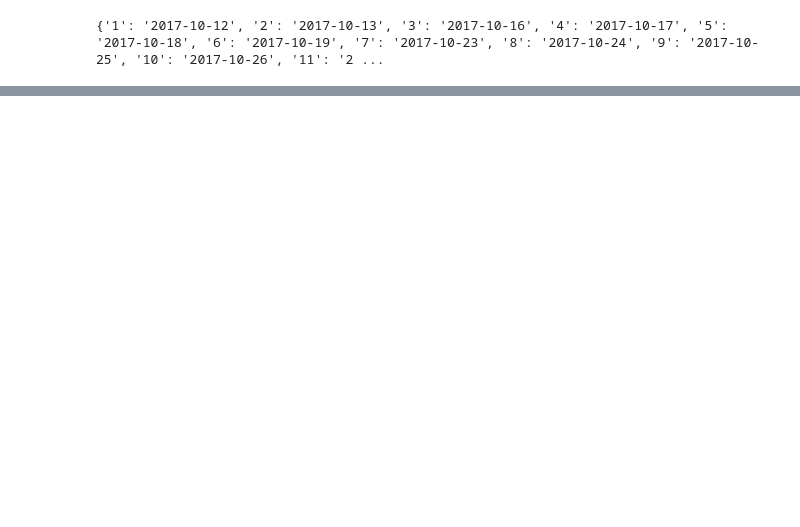
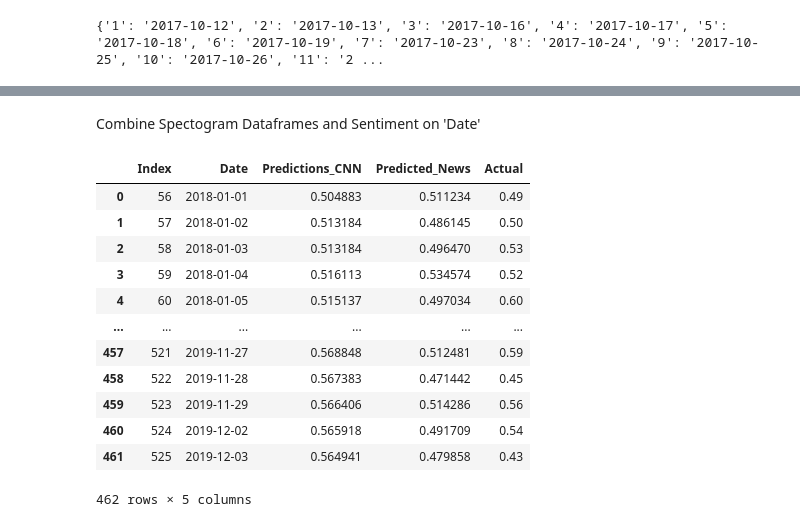
Before and after one commit to sachinprasanna7/Stock-Movement-Prediction-using-Spectrograms-Technical-Indicators-and-News, a Jupyter notebook: neuralNetwork.ipynb, the cells around one changed output, grey strips where cells are left out. Drawn from its saved outputs; the diff is of its cells as text; code cells hidden in the pictures; blank space fills up the shorter version.

```diff
--- a/neuralNetwork.ipynb
+++ b/neuralNetwork.ipynb
@@ -131,0 +246,76 @@ combined_df_test
+# %% [markdown]
+Combine Spectogram Dataframes and Sentiment on 'Date'
+# %%
+# AlexNet Approach 1
+combined_df_train_alexNet_1 = pd.merge(train_date_mapping_df_alexnet_1, train_data_sentiment, on='Date', how='inner')
+combined_df_train_alexNet_1.drop(columns=['Train Labels'], inplace=True)
+combined_df_train_alexNet_1
+
+# AlexNet Approach 2
+combined_df_train_alexNet_2 = pd.merge(train_date_mapping_df_alexnet_2, train_data_sentiment, on='Date', how='inner')
+combined_df_train_alexNet_2.drop(columns=['Train Labels'], inplace=True)
+combined_df_train_alexNet_2
+
+# AlexNet Approach 3
+combined_df_train_alexNet_3 = pd.merge(train_date_mapping_df_alexnet_3, train_data_sentiment, on='Date', how='inner')
+combined_df_train_alexNet_3.drop(columns=['Train Labels'], inplace=True)
+combined_df_train_alexNet_3
+
+# DenseNet Approach 1
+combined_df_train_DenseNet_1 = pd.merge(train_date_mapping_df_densenet_1, train_data_sentiment, on='Date', how='inner')
+combined_df_train_DenseNet_1.drop(columns=['Train Labels'], inplace=True)
+combined_df_train_DenseNet_1
+
+# DenseNet Approach 2
+combined_df_train_DenseNet_2 = pd.merge(train_date_mapping_df_densenet_2, train_data_sentiment, on='Date', how='inner')
+combined_df_train_DenseNet_2.drop(columns=['Train Labels'], inplace=True)
+combined_df_train_DenseNet_2
+
+# DenseNet Approach 3
+combined_df_train_DenseNet_3 = pd.merge(train_date_mapping_df_densenet_3, train_data_sentiment, on='Date', how='inner')
+combined_df_train_DenseNet_3.drop(columns=['Train Labels'], inplace=True)
+combined_df_train_DenseNet_3
+
+# EffecientNet Approach 1
+combined_df_train_EffencientNet_1 = pd.merge(train_date_mapping_df_effencientnet_1, train_data_sentiment, on='Date', how='inner')
+combined_df_train_EffencientNet_1.drop(columns=['Train Labels'], inplace=True)
+combined_df_train_EffencientNet_1
+
+# EffecientNet Approach 2
+combined_df_train_EffencientNet_2 = pd.merge(train_date_mapping_df_effencientnet_2, train_data_sentiment, on='Date', how='inner')
+combined_df_train_EffencientNet_2.drop(columns=['Train Labels'], inplace=True)
+combined_df_train_EffencientNet_2
+
+# EffecientNet Approach 3
+combined_df_train_EffencientNet_3 = pd.merge(train_date_mapping_df_effencientnet_3, train_data_sentiment, on='Date', how='inner')
+combined_df_train_EffencientNet_3.drop(columns=['Train Labels'], inplace=True)
+combined_df_train_EffencientNet_3
+
+# ResNet Approach 1
+combined_df_train_ResNet_1 = pd.merge(train_date_mapping_df_resnet_1, train_data_sentiment, on='Date', how='inner')
+combined_df_train_ResNet_1.drop(columns=['Train Labels'], inplace=True)
+combined_df_train_ResNet_1
+
+# ResNet Approach 2
+combined_df_train_ResNet_2 = pd.merge(train_date_mapping_df_resnet_2, train_data_sentiment, on='Date', how='inner')
+combined_df_train_ResNet_2.drop(columns=['Train Labels'], inplace=True)
+combined_df_train_ResNet_2
+
+# ResNet Approach 3
+combined_df_train_ResNet_3 = pd.merge(train_date_mapping_df_resnet_3, train_data_sentiment, on='Date', how='inner')
+combined_df_train_ResNet_3.drop(columns=['Train Labels'], inplace=True)
+combined_df_train_ResNet_3
+# %% [output]
+|  | Index | Date | Predictions_CNN | Predicted_News | Actual |
+| 0 | 56 | 2018-01-01 | 0.504883 | 0.511234 | 0.49 |
+| 1 | 57 | 2018-01-02 | 0.513184 | 0.486145 | 0.50 |
+| 2 | 58 | 2018-01-03 | 0.513184 | 0.496470 | 0.53 |
+| 3 | 59 | 2018-01-04 | 0.516113 | 0.534574 | 0.52 |
+| 4 | 60 | 2018-01-05 | 0.515137 | 0.497034 | 0.60 |
+| ... | ... | ... | ... | ... | ... |
+| 457 | 521 | 2019-11-27 | 0.568848 | 0.512481 | 0.59 |
+| 458 | 522 | 2019-11-28 | 0.567383 | 0.471442 | 0.45 |
+| 459 | 523 | 2019-11-29 | 0.566406 | 0.514286 | 0.56 |
+| 460 | 524 | 2019-12-02 | 0.565918 | 0.491709 | 0.54 |
+| 461 | 525 | 2019-12-03 | 0.564941 | 0.479858 | 0.43 |
+462 rows × 5 columns
```
Also changed, not shown: parts of 58 cells of this notebook, 25 other files.
